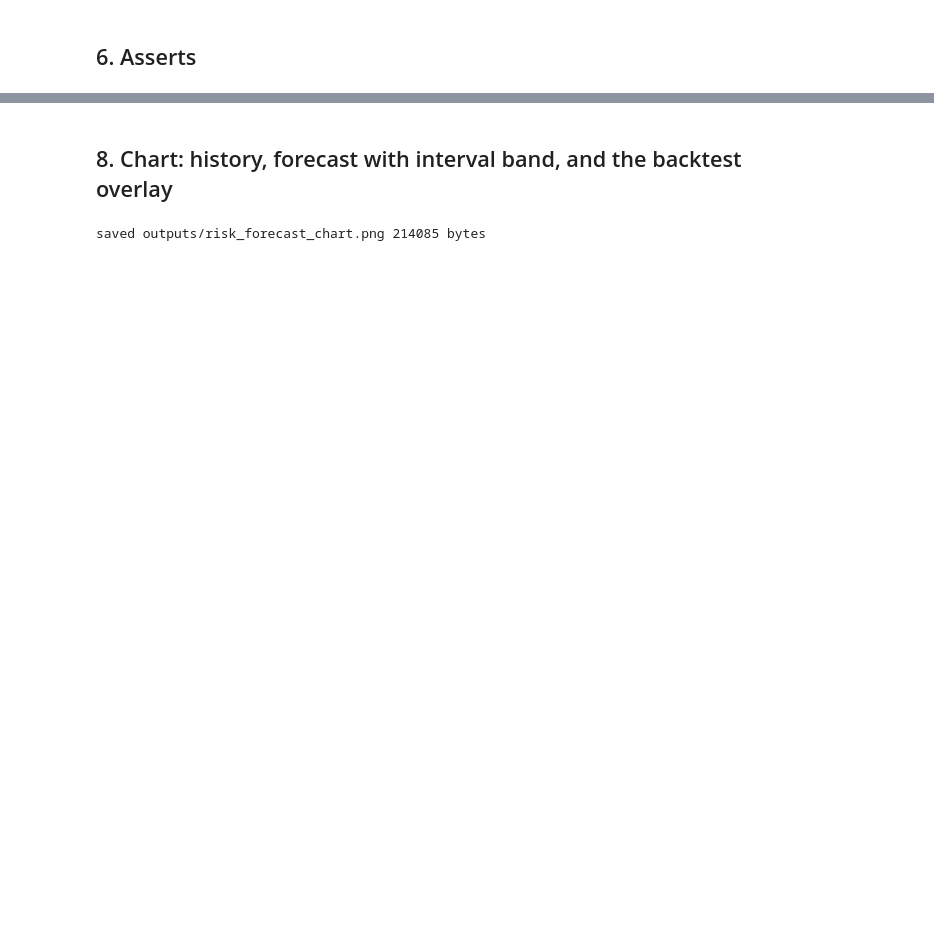
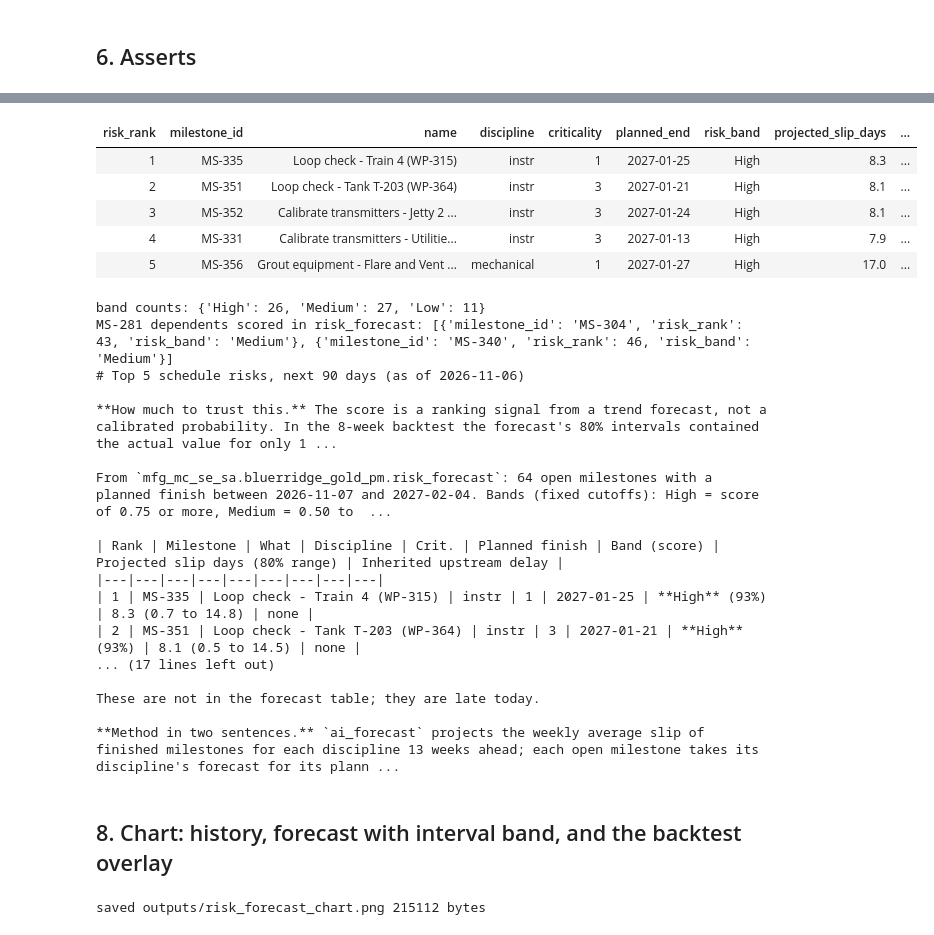
Before and after one commit to HobbsAnalytics/hobbs_fe, a Jupyter notebook: 05_gold/02_risk_forecast.ipynb, the cells around one changed output, grey strips where cells are left out. Cells and saved outputs as stored; diff of their text form; code cells hidden in the pictures; blank space fills up the shorter version.

```diff
--- a/05_gold/02_risk_forecast.ipynb
+++ b/05_gold/02_risk_forecast.ipynb
@@ -228,17 +291,25 @@ rows written: 64
 ## 6. Asserts
 # %%
 rf = spark.table(f"{GOLD}.risk_forecast").toPandas()
-sched = spark.table(f"{SILVER}.schedule").toPandas().set_index("milestone_id")
+sched = S
 assert len(rf) > 0
 assert sched.loc[rf["milestone_id"], "actual_end"].isna().all(), "a scored milestone is not open"
 assert rf["slip_probability"].between(0, 1).all()
 assert ((rf["forecast_confidence_lower"] <= rf["projected_slip_days"]) & (rf["projected_slip_days"] <= rf["forecast_confidence_upper"])).all()
 assert (rf["horizon_days"] == 90).all()
 pe = pd.to_datetime(rf["planned_end"])
-assert (pe > pd.Timestamp(as_of)).all() and (pe <= pd.Timestamp(as_of) + pd.Timedelta(days=HORIZON_DAYS)).all()
+assert (pe > asof_ts).all() and (pe <= asof_ts + pd.Timedelta(days=HORIZON_DAYS)).all()
 assert rf["milestone_id"].is_unique and rf["milestone_id"].notna().all()
 assert sorted(rf["risk_rank"]) == list(range(1, len(rf) + 1)), "risk_rank must be dense from 1"
 assert math.isfinite(mae) and math.isfinite(bias) and math.isfinite(cov)
 assert (rf.sort_values("risk_rank")["slip_probability"].diff().dropna() <= 1e-12).all(), "rank must follow probability"
-print("all asserts passed:", len(rf), "open milestones; probability range", round(rf.slip_probability.min(), 3), "to", round(rf.slip_probability.max(), 3))
+assert rf["risk_band"].isin(["High", "Medium", "Low"]).all()
+exp_band = np.where(rf["slip_probability"] >= BAND_HIGH, "High", np.where(rf["slip_probability"] >= BAND_MEDIUM, "Medium", "Low"))
+assert (rf["risk_band"].values == exp_band).all(), "risk_band inconsistent with cutoffs"
+assert (rf["upstream_delay_days"] >= 0).all()
+assert (rf["upstream_milestone_id"].notna() == (rf["upstream_delay_days"] > 0)).all()
+ov = spark.table(f"{GOLD}.schedule_overdue").toPandas()
+assert len(ov) > 0 and "MS-281" in set(ov["milestone_id"]) and (ov["days_late"] >= 0).all() and ov["milestone_id"].is_unique
+assert set(ov["milestone_id"]).isdisjoint(set(rf["milestone_id"])), "overdue and forecast sets must not overlap"
+print("all asserts passed:", len(rf), "open milestones in risk_forecast;", len(ov), "in schedule_overdue; score range", round(rf.slip_probability.min(), 3), "to", round(rf.slip_probability.max(), 3))
 # %% [output]
@@ -267,3 +319,57 @@ MS-281 and its dependents (any open milestone listing MS-281 upstream): ['MS-304
+# %%
+top5 = spark.sql(f'''SELECT risk_rank, milestone_id, name, discipline, criticality, planned_end, risk_band,
+  round(projected_slip_days,1) AS projected_slip_days, round(forecast_confidence_lower,1) AS lower, round(forecast_confidence_upper,1) AS upper,
+  round(slip_probability,3) AS slip_probability, upstream_delay_days, upstream_milestone_id FROM {GOLD}.risk_forecast ORDER BY risk_rank LIMIT 5''')
+display(top5)
+band_counts = rf["risk_band"].value_counts().reindex(["High", "Medium", "Low"]).fillna(0).astype(int).to_dict()
+print("band counts:", band_counts)
+print("MS-281 dependents scored in risk_forecast:", rf[rf["milestone_id"].isin([i for i, d in S["depends_on_ids"].items() if d is not None and "MS-281" in list(d)])][["milestone_id", "risk_rank", "risk_band"]].to_dict("records"))
+
+def score_txt(p): return ">95%" if p > 0.95 else f"{p:.0%}"
+def row_md(r):
+    up = f"+{r.upstream_delay_days:.0f} d from {r.upstream_milestone_id}" if r.upstream_delay_days > 0 else "none"
+    return f"| {r.risk_rank} | {r.milestone_id} | {r['name']} | {r.discipline} | {r.criticality} | {r.planned_end} | **{r.risk_band}** ({score_txt(r.slip_probability)}) | {r.projected_slip_days:.1f} ({r.forecast_confidence_lower:.1f} to {r.forecast_confidence_upper:.1f}) | {up} |"
+top = rf.sort_values("risk_rank").head(5)
+ovs = ov.sort_values("days_late", ascending=False)
+md_lines = [
+ f"# Top 5 schedule risks, next 90 days (as of {AS_OF})", "",
+ f"**How much to trust this.** The score is a ranking signal from a trend forecast, not a calibrated probability. In the 8-week backtest the forecast's 80% intervals contained the actual value for only {cov:.0%} of scored held-out weeks (target 80%), and the forecast ran {abs(bias):.1f} days {'low' if bias < 0 else 'high'} on average (MAE {mae:.1f} days over {len(obs)} scored points). Scores near 0% or 100% are overconfident, so they are shown as bands and capped at \">95%\".", "",
+ f"From `{GOLD}.risk_forecast`: {len(rf)} open milestones with a planned finish between {(asof_ts + pd.Timedelta(days=1)).date()} and {(asof_ts + pd.Timedelta(days=HORIZON_DAYS)).date()}. Bands (fixed cutoffs): High = score of 0.75 or more, Medium = 0.50 to under 0.75, Low = under 0.50. Count: {band_counts['High']} High, {band_counts['Medium']} Medium, {band_counts['Low']} Low.", "",
+ "| Rank | Milestone | What | Discipline | Crit. | Planned finish | Band (score) | Projected slip days (80% range) | Inherited upstream delay |",
+ "|---|---|---|---|---|---|---|---|---|",
+] + [row_md(r) for _, r in top.iterrows()] + ["",
+ "Inherited upstream delay counts only the part of a late predecessor's delay that exceeds the float between the predecessor's planned end and this milestone's planned start.", "",
+ f"## Already late (open and past planned finish, from `{GOLD}.schedule_overdue`)", "",
+ "| Milestone | What | Discipline | Crit. | Planned finish | Days late | Open milestones waiting on it |", "|---|---|---|---|---|---|---|",
+] + [f"| {r.milestone_id} | {r['name']} | {r.discipline} | {r.criticality} | {r.planned_end} | {r.days_late} | {r.downstream_open_count} |" for _, r in ovs.iterrows()] + ["",
+ "These are not in the forecast table; they are late today.", "",
+ "**Method in two sentences.** `ai_forecast` projects the weekly average slip of finished milestones for each discipline 13 weeks ahead; each open milestone takes its discipline's forecast for its planned-finish week plus any float-adjusted delay inherited from a late predecessor. The score is a normal-curve estimate of P(slip > 0) from the forecast interval, grouped into High / Medium / Low bands.", ""]
+with open("outputs/risk_top5.md", "w") as fh: fh.write("\n".join(md_lines))
+print("\n".join(md_lines))
+# %% [output]
+| risk_rank | milestone_id | name | discipline | criticality | planned_end | risk_band | projected_slip_days | ... |
+| 1 | MS-335 | Loop check - Train 4 (WP-315) | instr | 1 | 2027-01-25 | High | 8.3 | ... |
+| 2 | MS-351 | Loop check - Tank T-203 (WP-364) | instr | 3 | 2027-01-21 | High | 8.1 | ... |
+| 3 | MS-352 | Calibrate transmitters - Jetty 2 ... | instr | 3 | 2027-01-24 | High | 8.1 | ... |
+| 4 | MS-331 | Calibrate transmitters - Utilitie... | instr | 3 | 2027-01-13 | High | 7.9 | ... |
+| 5 | MS-356 | Grout equipment - Flare and Vent ... | mechanical | 1 | 2027-01-27 | High | 17.0 | ... |
+band counts: {'High': 26, 'Medium': 27, 'Low': 11}
+MS-281 dependents scored in risk_forecast: [{'milestone_id': 'MS-304', 'risk_rank': 43, 'risk_band': 'Medium'}, {'milestone_id': 'MS-340', 'risk_rank': 46, 'risk_band': 'Medium'}]
+# Top 5 schedule risks, next 90 days (as of 2026-11-06)
+
+**How much to trust this.** The score is a ranking signal from a trend forecast, not a calibrated probability. In the 8-week backtest the forecast's 80% intervals contained the actual value for only 1 ...
+
+From `mfg_mc_se_sa.bluerridge_gold_pm.risk_forecast`: 64 open milestones with a planned finish between 2026-11-07 and 2027-02-04. Bands (fixed cutoffs): High = score of 0.75 or more, Medium = 0.50 to  ...
+
+| Rank | Milestone | What | Discipline | Crit. | Planned finish | Band (score) | Projected slip days (80% range) | Inherited upstream delay |
+|---|---|---|---|---|---|---|---|---|
+| 1 | MS-335 | Loop check - Train 4 (WP-315) | instr | 1 | 2027-01-25 | **High** (93%) | 8.3 (0.7 to 14.8) | none |
+| 2 | MS-351 | Loop check - Tank T-203 (WP-364) | instr | 3 | 2027-01-21 | **High** (93%) | 8.1 (0.5 to 14.5) | none |
+... (17 lines left out)
+
+These are not in the forecast table; they are late today.
+
+**Method in two sentences.** `ai_forecast` projects the weekly average slip of finished milestones for each discipline 13 weeks ahead; each open milestone takes its discipline's forecast for its plann ...
 # %% [markdown]
 ## 8. Chart: history, forecast with interval band, and the backtest overlay
 # %%
@@ -280,7 +386,7 @@ for ax, d in zip(axes.ravel(), discs):
     f = fc[fc["discipline"] == d]
     ax.fill_between(f["ds"], f["y_lower"], f["y_upper"], color="#FF3621", alpha=0.18, label="forecast 80% band")
     ax.plot(f["ds"], f["y_forecast"], color="#FF3621", lw=1.6, label="forecast (13 wk)")
-    ax.axvline(pd.Timestamp(as_of), color="#888", lw=0.8, ls=":")
+    ax.axvline(asof_ts, color="#888", lw=0.8, ls=":")
     ax.set_title(d, loc="left", fontsize=11); ax.set_ylabel("slip (days)"); ax.grid(alpha=0.2)
     ax.spines[["top", "right"]].set_visible(False)
 for ax in axes.ravel()[len(discs):]: ax.axis("off")
@@ -291,7 +397,7 @@ fig.autofmt_xdate(); fig.tight_layout()
 fig.savefig("outputs/risk_forecast_chart.png", dpi=130); plt.close(fig)
 print("saved outputs/risk_forecast_chart.png", os.path.getsize("outputs/risk_forecast_chart.png"), "bytes")
 # %% [output]
-saved outputs/risk_forecast_chart.png 214085 bytes
+saved outputs/risk_forecast_chart.png 215112 bytes
 # %% [markdown]
 ![Weekly slip by discipline: history, backtest and 13-week ai_forecast](outputs/risk_forecast_chart.png)
 
```
Also changed, not shown: parts of 18 cells of this notebook, 8 other files.
